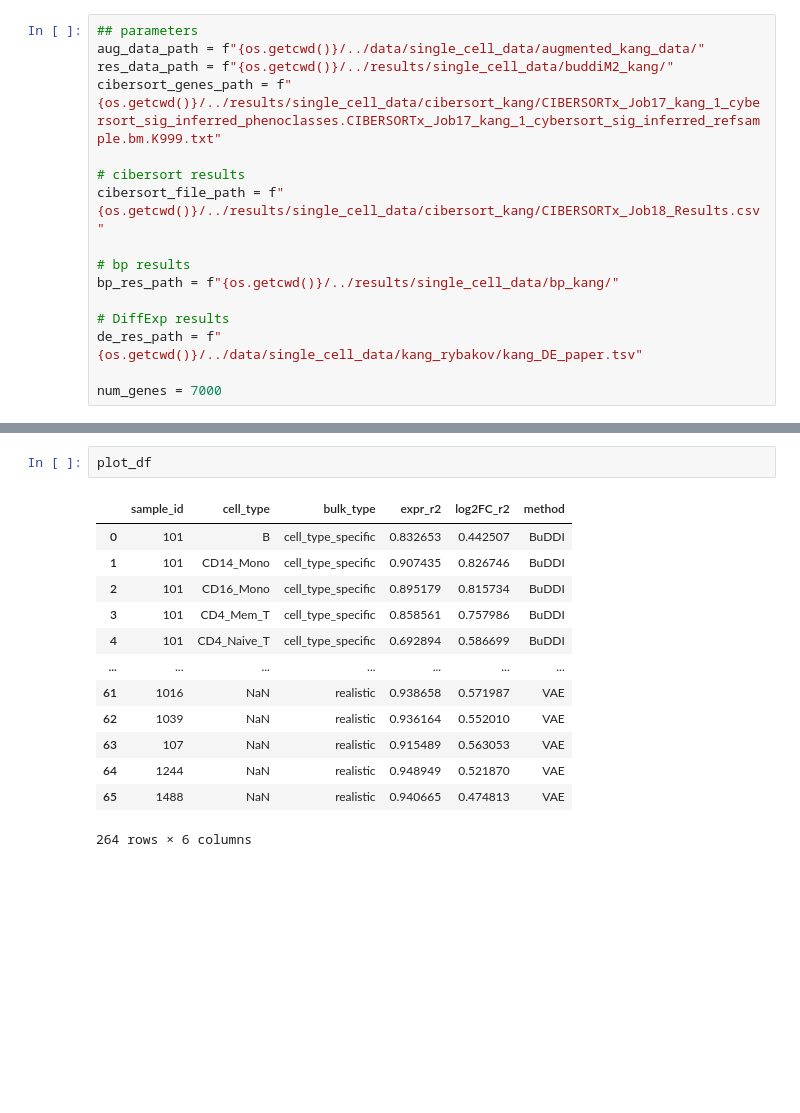
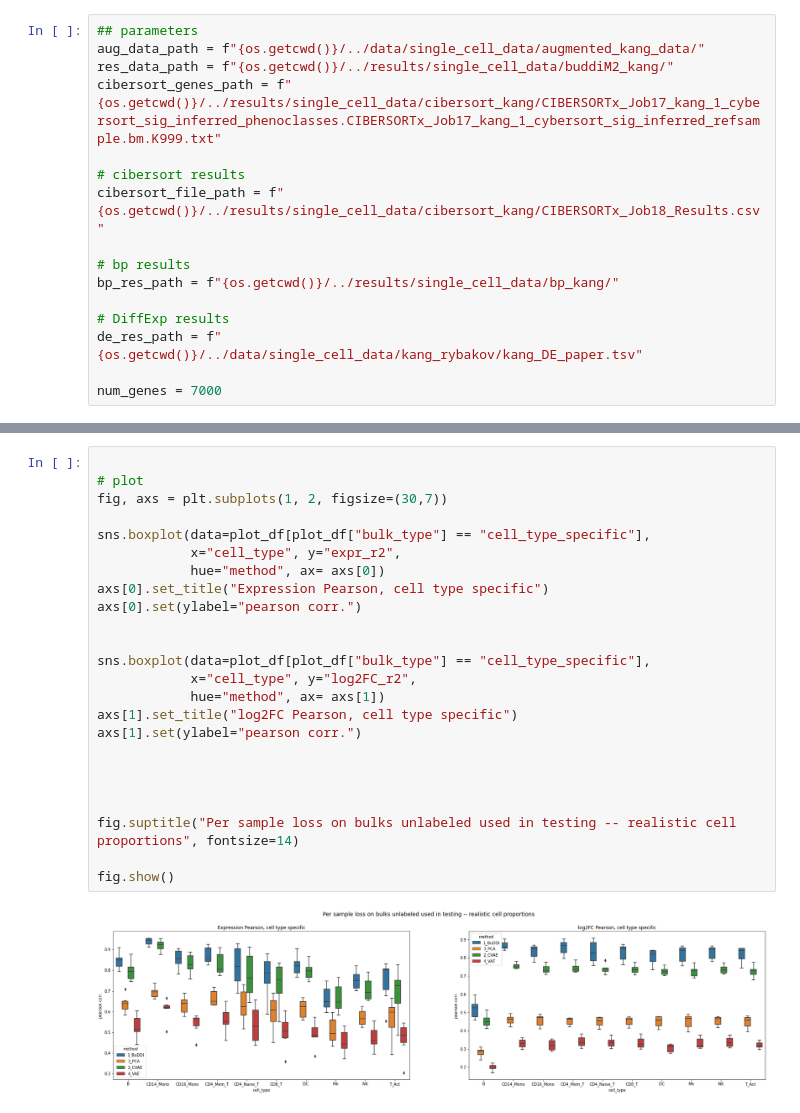
Before and after one commit to greenelab/sc_bulk_ood, a Jupyter notebook: exploratory_experiments/compare_kang_corr.ipynb, the cells around one changed output, grey strips where cells are left out. Saved outputs shown, nothing was run; the diff lists cells and outputs as text; blank space fills up the shorter version.

```diff
--- a/exploratory_experiments/compare_kang_corr.ipynb
+++ b/exploratory_experiments/compare_kang_corr.ipynb
@@ -102,16 +62,26 @@ fig.show()
-# %%
-plot_df
-# %% [output]
-|  | sample_id | cell_type | bulk_type | expr_r2 | log2FC_r2 | method |
-| 0 | 101 | B | cell_type_specific | 0.832653 | 0.442507 | BuDDI |
-| 1 | 101 | CD14_Mono | cell_type_specific | 0.907435 | 0.826746 | BuDDI |
-| 2 | 101 | CD16_Mono | cell_type_specific | 0.895179 | 0.815734 | BuDDI |
-| 3 | 101 | CD4_Mem_T | cell_type_specific | 0.858561 | 0.757986 | BuDDI |
-| 4 | 101 | CD4_Naive_T | cell_type_specific | 0.692894 | 0.586699 | BuDDI |
-| ... | ... | ... | ... | ... | ... | ... |
-| 61 | 1016 | NaN | realistic | 0.938658 | 0.571987 | VAE |
-| 62 | 1039 | NaN | realistic | 0.936164 | 0.552010 | VAE |
-| 63 | 107 | NaN | realistic | 0.915489 | 0.563053 | VAE |
-| 64 | 1244 | NaN | realistic | 0.948949 | 0.521870 | VAE |
-| 65 | 1488 | NaN | realistic | 0.940665 | 0.474813 | VAE |
-264 rows × 6 columns
+# %%
+
+# plot
+fig, axs = plt.subplots(1, 2, figsize=(30,7))
+
+sns.boxplot(data=plot_df[plot_df["bulk_type"] == "cell_type_specific"],
+            x="cell_type", y="expr_r2",
+            hue="method", ax= axs[0])
+axs[0].set_title("Expression Pearson, cell type specific")
+axs[0].set(ylabel="pearson corr.")
+
+
+sns.boxplot(data=plot_df[plot_df["bulk_type"] == "cell_type_specific"],
+            x="cell_type", y="log2FC_r2",
+            hue="method", ax= axs[1])
+axs[1].set_title("log2FC Pearson, cell type specific")
+axs[1].set(ylabel="pearson corr.")
+
+
+
+
+fig.suptitle("Per sample loss on bulks unlabeled used in testing -- realistic cell proportions", fontsize=14)
+
+fig.show()
+# %% [output]
+[figure, added]
```
Also changed, not shown: parts of 1 cell of this notebook, 4 other files.
